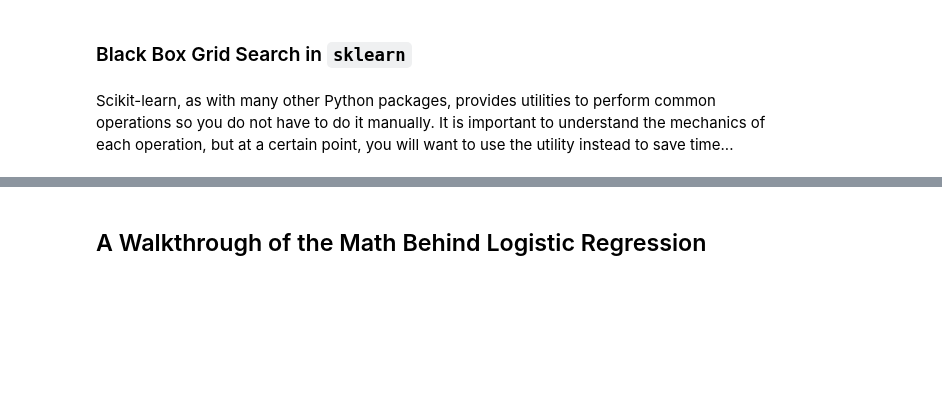
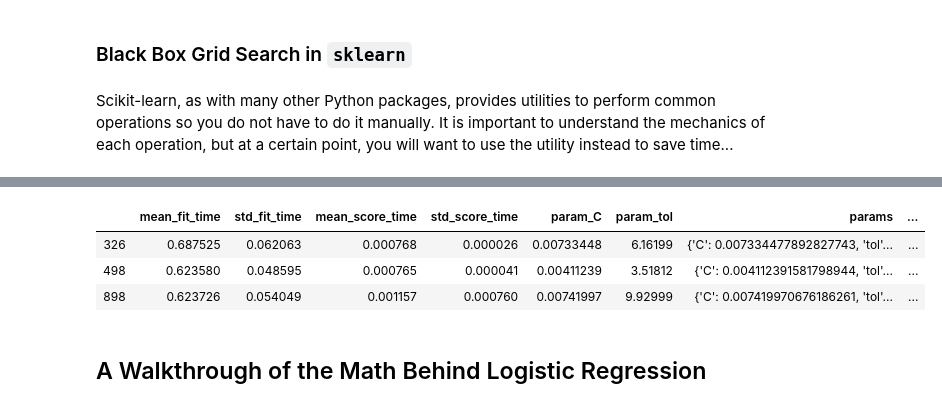
Before and after one commit to gperdrizet/logistic_regression, a Jupyter notebook: Mini_Project_Logistic_Regression.ipynb, the cells around one changed output, grey strips where cells are left out. Saved outputs shown, nothing was run; the diff lists cells and outputs as text; code cells hidden in the pictures; blank space fills up the shorter version.

```diff
--- a/Mini_Project_Logistic_Regression.ipynb
+++ b/Mini_Project_Logistic_Regression.ipynb
@@ -270,3 +365,11 @@ Scikit-learn, as with many other Python packages, provides utilities to perform
+# %%
+winner = results[results['rank_test_score'] == results['rank_test_score'].min()]
+winner
+# %% [output]
+|  | mean_fit_time | std_fit_time | mean_score_time | std_score_time | param_C | param_tol | params | ... |
+| 326 | 0.687525 | 0.062063 | 0.000768 | 0.000026 | 0.00733448 | 6.16199 | {'C': 0.007334477892827743, 'tol'... | ... |
+| 498 | 0.623580 | 0.048595 | 0.000765 | 0.000041 | 0.00411239 | 3.51812 | {'C': 0.004112391581798944, 'tol'... | ... |
+| 898 | 0.623726 | 0.054049 | 0.001157 | 0.000760 | 0.00741997 | 9.92999 | {'C': 0.007419970676186261, 'tol'... | ... |
 # %% [markdown]
 ## A Walkthrough of the Math Behind Logistic Regression
 # %% [markdown]
```
Also changed, not shown: parts of 11 cells of this notebook, 1 other file.
